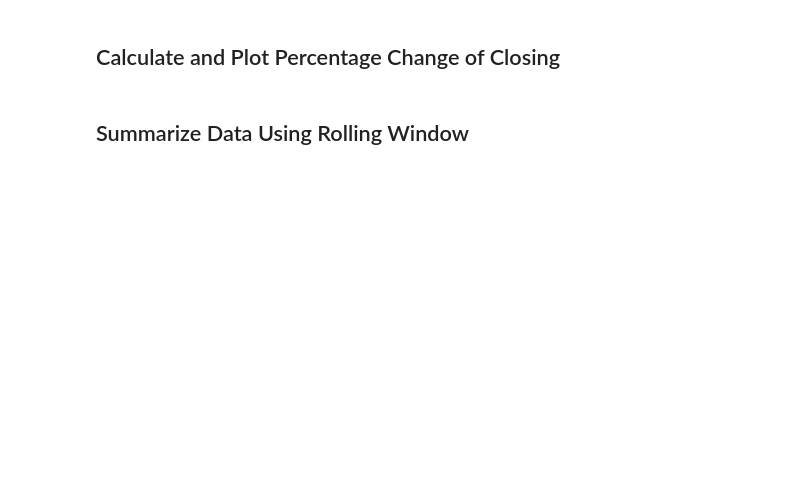
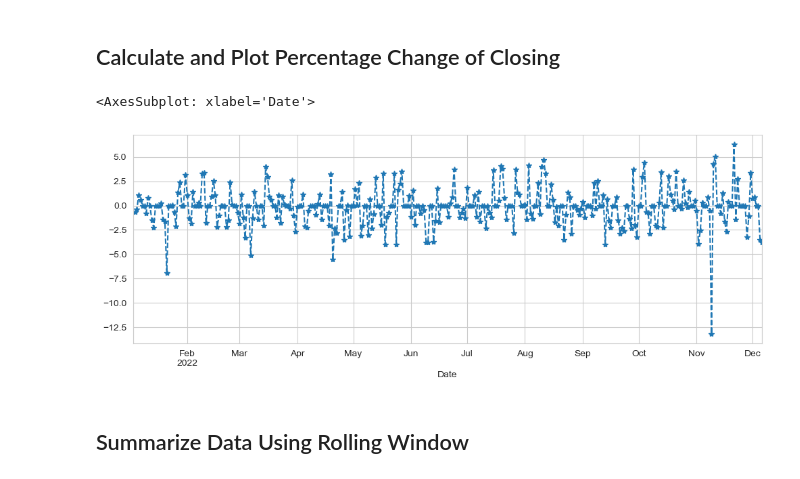
Before and after one commit to iiiirene-529/eods-f22, a Jupyter notebook: weekly_quiz/Week_12_Quiz-UNI.ipynb, the cells around one changed output. Saved outputs shown, nothing was run; the diff lists cells and outputs as text; code cells hidden in the pictures; blank space fills up the shorter version.

```diff
--- a/weekly_quiz/Week_12_Quiz-UNI.ipynb
+++ b/weekly_quiz/Week_12_Quiz-UNI.ipynb
@@ -105,10 +156,16 @@ ____
 # %%
 # Using the data in df_D_filled, calculate the daily percentage change of Close
 #    and store in df_D_filled as a new column 'Close_pctchange'
-____
+
+df_D_filled['Close_pctchange'] =((df_D_filled.Close / df_D_filled.Close.shift(1))-1)*100
+
 
 # Generate a lineplot of Close_pctchange in a figure of size (12,4)
-____
+fig3,ax3 = plt.subplots(1,1,figsize=(12,4))
+df_D_filled.Close_pctchange.plot(style = '--', marker = '*', ax = ax3)
+# %% [output]
+<AxesSubplot: xlabel='Date'>
+[figure, added]
 # %% [markdown]
 ## Summarize Data Using Rolling Window
 # %%
```
Also changed, not shown: parts of 11 cells of this notebook.
